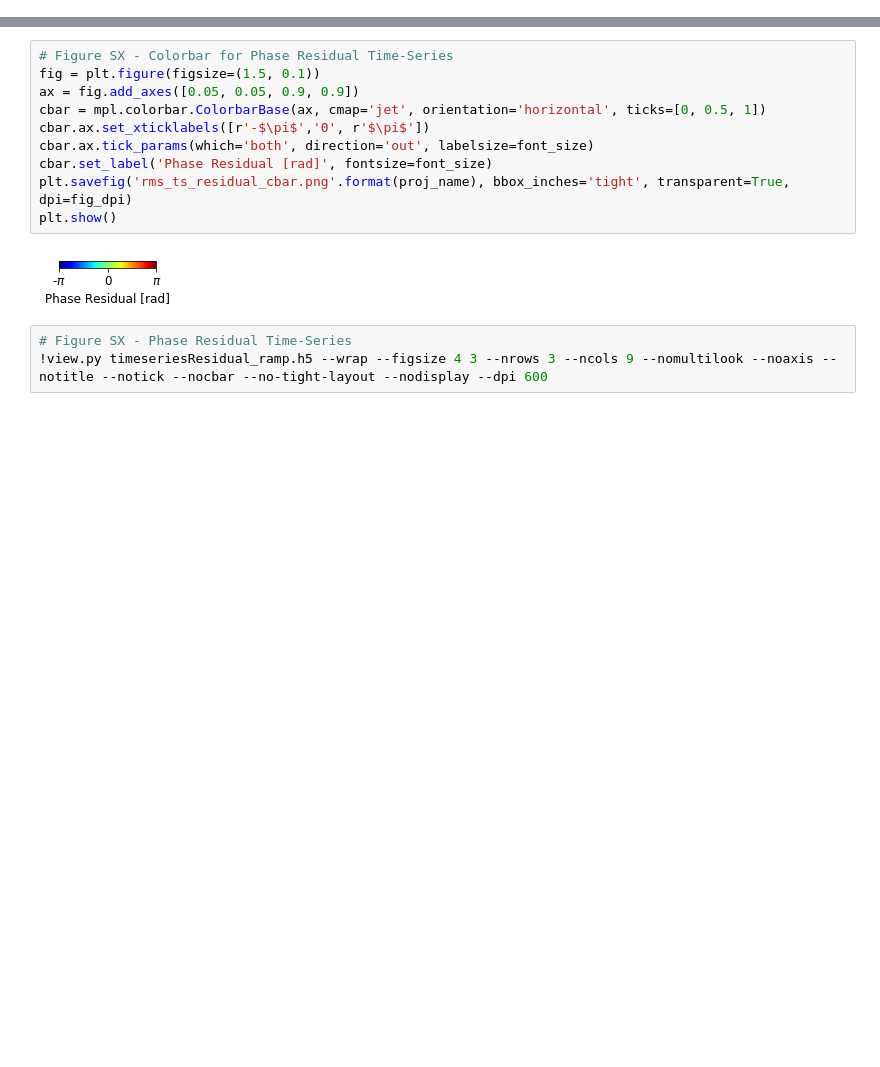
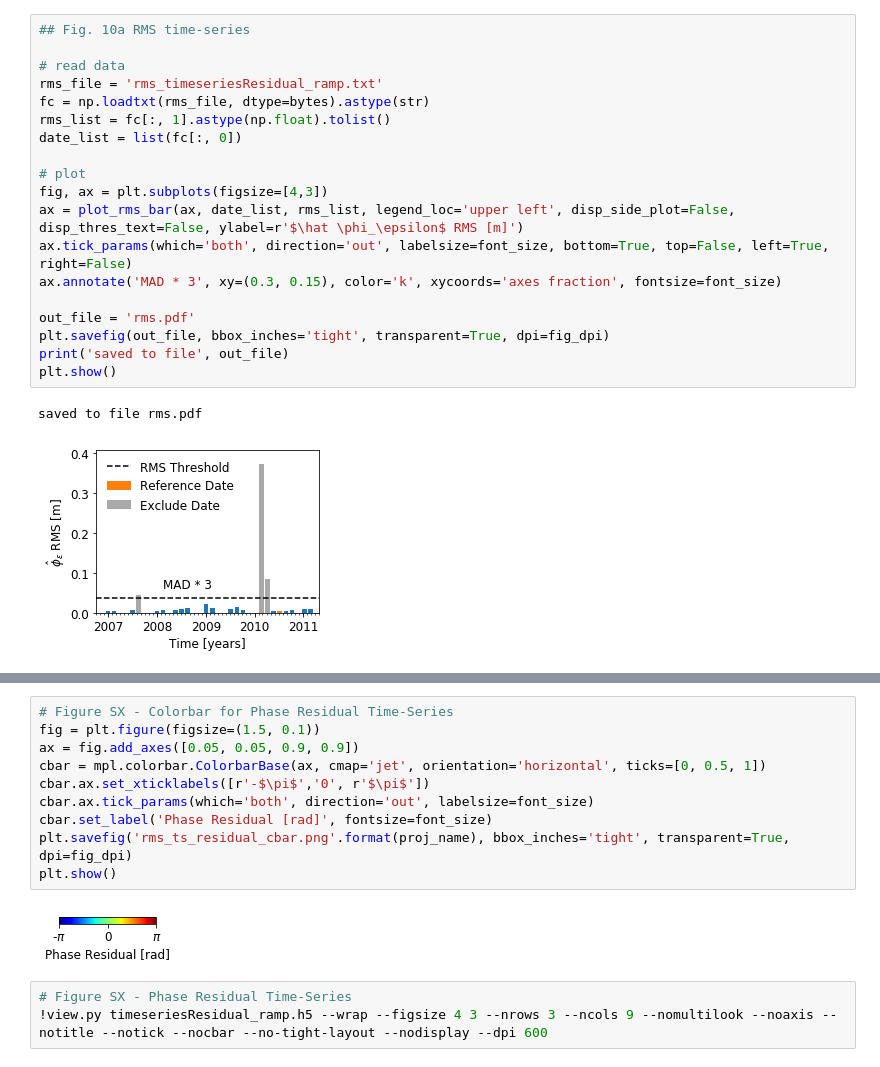
Before and after one commit to geodesymiami/Yunjun_et_al-2019-MintPy, a Jupyter notebook: Fig_10_noisy_sar_acquisition.ipynb, the cells around one changed output, grey strips where cells are left out. Drawn from its saved outputs; the diff is of its cells as text; blank space fills up the shorter version.

```diff
--- a/Fig_10_noisy_sar_acquisition.ipynb
+++ b/Fig_10_noisy_sar_acquisition.ipynb
@@ -19,5 +21,27 @@ proj_name = sensor.project_name2sensor_name(work_dir)[1]
 # %% [output]
 Go to directory: /Users/yunjunz/insarlab/Galapagos/GalapagosAlosAT133/PYSAR
+# %%
+## Fig. 10a RMS time-series
+
+# read data
+rms_file = 'rms_timeseriesResidual_ramp.txt'
+fc = np.loadtxt(rms_file, dtype=bytes).astype(str)
+rms_list = fc[:, 1].astype(np.float).tolist()
+date_list = list(fc[:, 0])
+
+# plot
+fig, ax = plt.subplots(figsize=[4,3])
+ax = plot_rms_bar(ax, date_list, rms_list, legend_loc='upper left', disp_side_plot=False, disp_thres_text=False, ylabel=r'$\hat \phi_\epsilon$ RMS [m]')
+ax.tick_params(which='both', direction='out', labelsize=font_size, bottom=True, top=False, left=True, right=False)
+ax.annotate('MAD * 3', xy=(0.3, 0.15), color='k', xycoords='axes fraction', fontsize=font_size)
+
+out_file = 'rms.pdf'
+plt.savefig(out_file, bbox_inches='tight', transparent=True, dpi=fig_dpi)
+print('saved to file', out_file)
+plt.show()
+# %% [output]
+saved to file rms.pdf
+[figure, added]
 # %%
 ## Fig. 10b-c: Estimated Velocity with/without noisy SAR acquisitions
 
```
Also changed, not shown: parts of 2 cells of this notebook, 7 other files.
